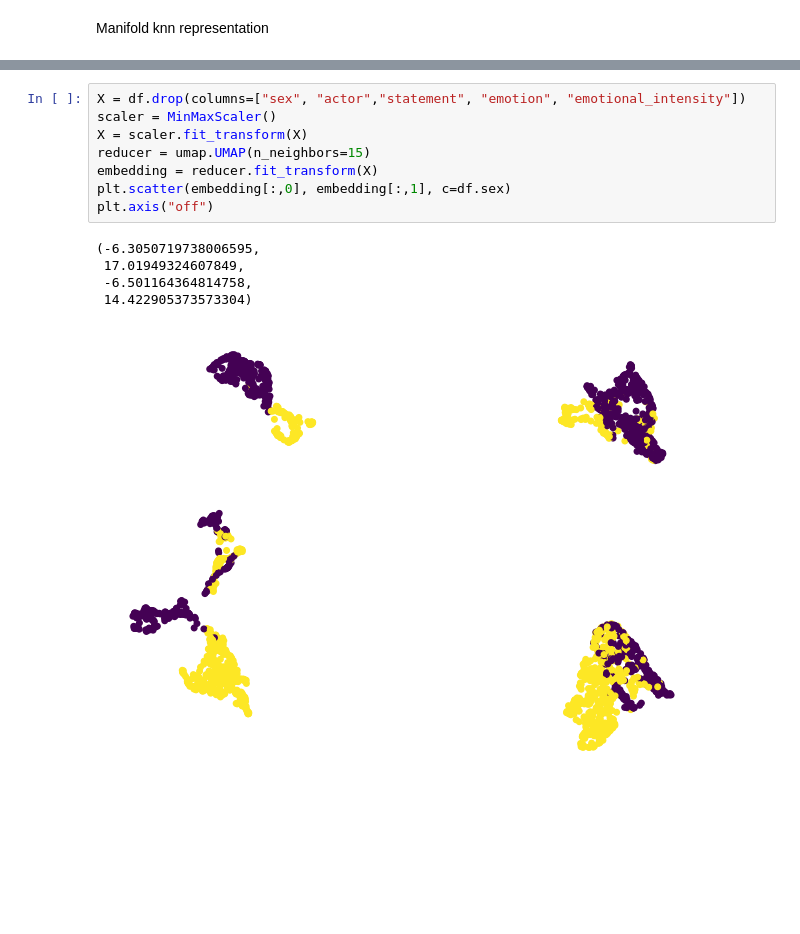
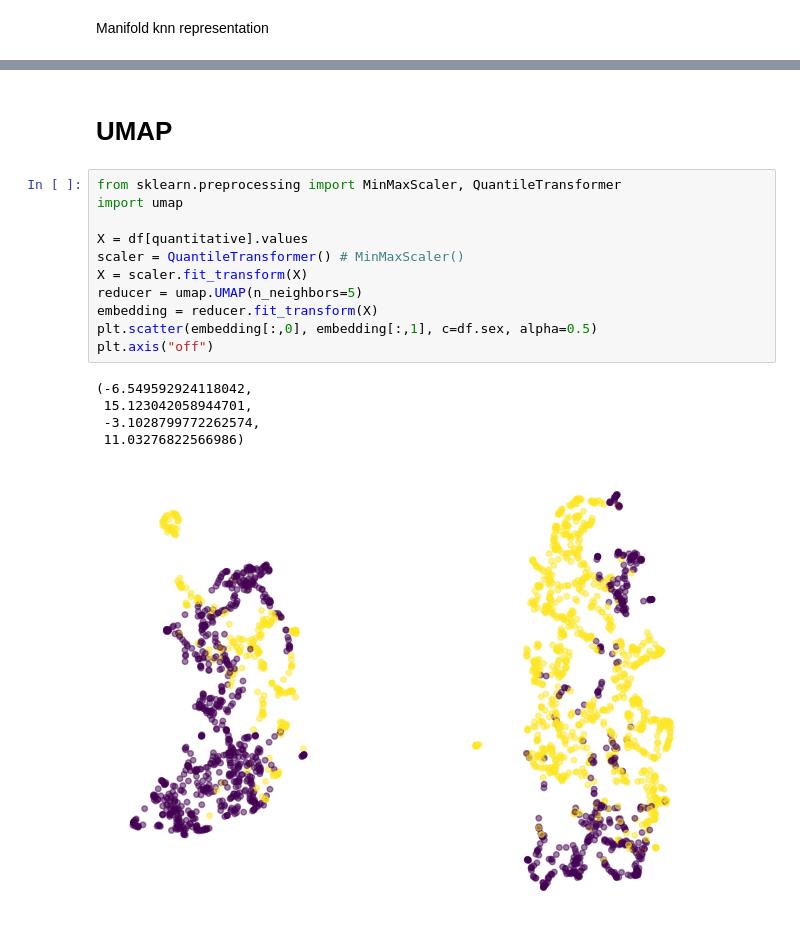
Before and after one commit to djanloo/dynamiting, a Jupyter notebook: mde.ipynb, the cells around one changed output, grey strips where cells are left out. Cells and saved outputs as stored; diff of their text form; blank space fills up the shorter version.

```diff
--- a/mde.ipynb
+++ b/mde.ipynb
@@ -245,14 +113,19 @@ axes[1].set_title('UMAP projection for females', fontsize=12);
+# %% [markdown]
+# UMAP
 # %%
-X = df.drop(columns=["sex", "actor","statement", "emotion", "emotional_intensity"])
-scaler = MinMaxScaler()
+from sklearn.preprocessing import MinMaxScaler, QuantileTransformer
+import umap
+
+X = df[quantitative].values
+scaler = QuantileTransformer() # MinMaxScaler()
 X = scaler.fit_transform(X)
-reducer = umap.UMAP(n_neighbors=15)
+reducer = umap.UMAP(n_neighbors=5)
 embedding = reducer.fit_transform(X)
-plt.scatter(embedding[:,0], embedding[:,1], c=df.sex)
+plt.scatter(embedding[:,0], embedding[:,1], c=df.sex, alpha=0.5)
 plt.axis("off")
 # %% [output]
-(-6.3050719738006595,
- 17.01949324607849,
- -6.501164364814758,
- 14.422905373573304)
+(-6.549592924118042,
+ 15.123042058944701,
+ -3.1028799772262574,
+ 11.03276822566986)
-[figure, old version]
+[figure, new version]
```
Also changed, not shown: parts of 22 cells of this notebook, 2 other files.
